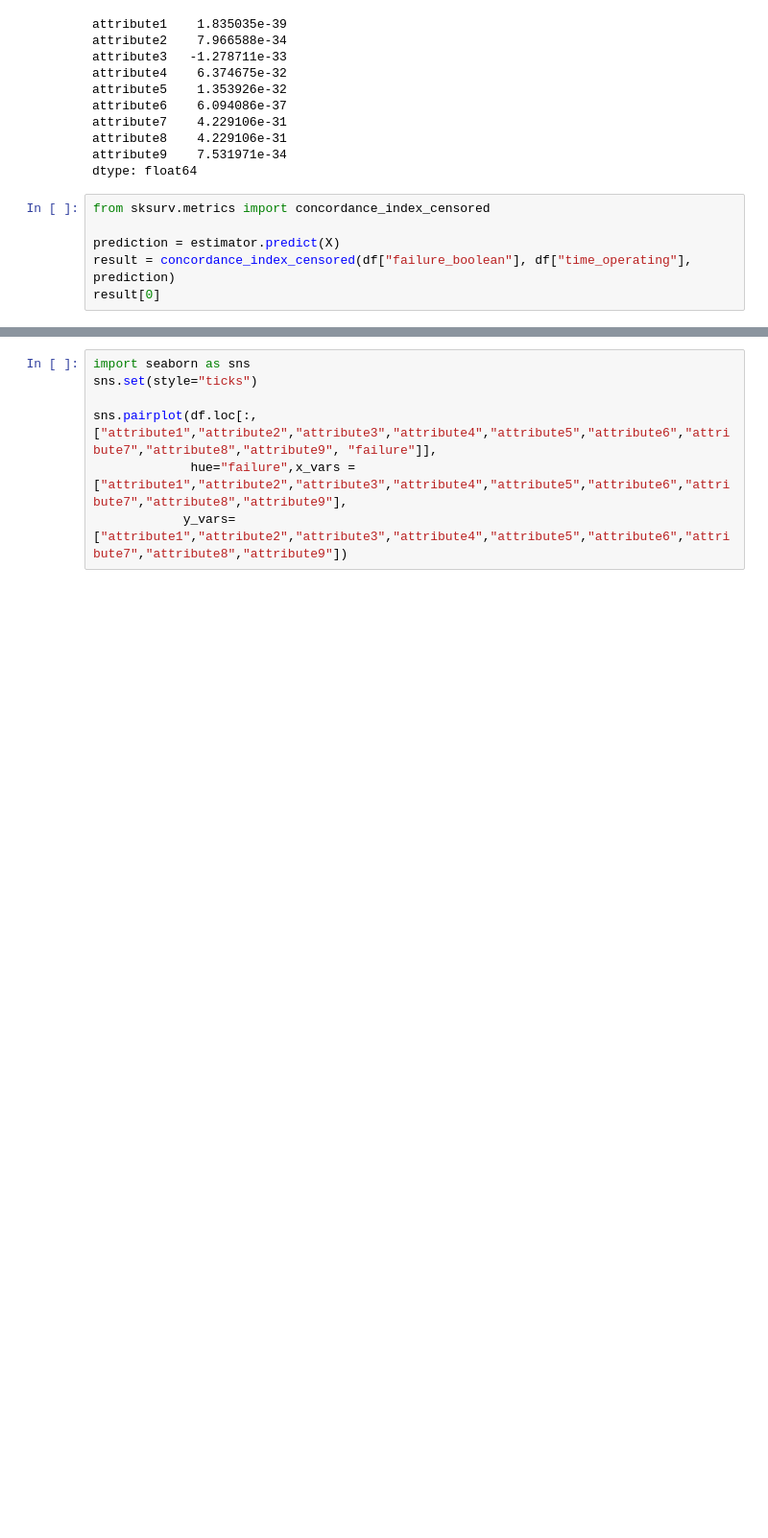
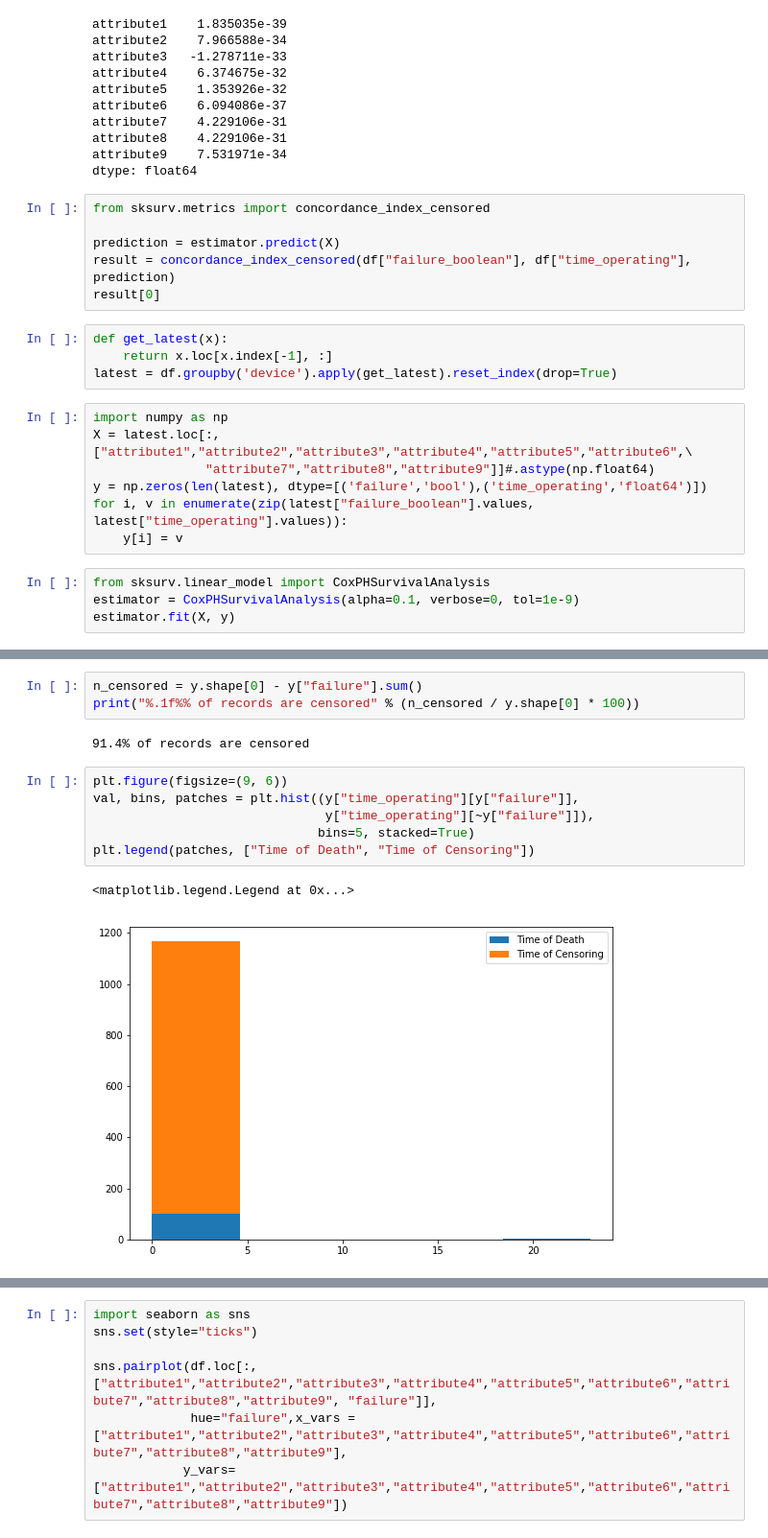
Before and after one commit to marcossilva/unbalanced_dataset_analysis, a Jupyter notebook: Untitled.ipynb, the cells around one changed output, grey strips where cells are left out. Shown at 96% size. Cells and saved outputs as stored; diff of their text form; blank space fills up the shorter version.

```diff
--- a/Untitled.ipynb
+++ b/Untitled.ipynb
@@ -144,3 +144,18 @@ from sksurv.metrics import concordance_index_censored
 prediction = estimator.predict(X)
 result = concordance_index_censored(df["failure_boolean"], df["time_operating"], prediction)
 result[0]
+# %%
+def get_latest(x):
+    return x.loc[x.index[-1], :]
+latest = df.groupby('device').apply(get_latest).reset_index(drop=True)
+# %%
+import numpy as np
+X = latest.loc[:, ["attribute1","attribute2","attribute3","attribute4","attribute5","attribute6",\
+               "attribute7","attribute8","attribute9"]]#.astype(np.float64)
+y = np.zeros(len(latest), dtype=[('failure','bool'),('time_operating','float64')])
+for i, v in enumerate(zip(latest["failure_boolean"].values, latest["time_operating"].values)):
+    y[i] = v
+# %%
+from sksurv.linear_model import CoxPHSurvivalAnalysis
+estimator = CoxPHSurvivalAnalysis(alpha=0.1, verbose=0, tol=1e-9)
+estimator.fit(X, y)
@@ -146,0 +241,14 @@ result[0]
+# %%
+n_censored = y.shape[0] - y["failure"].sum()
+print("%.1f%% of records are censored" % (n_censored / y.shape[0] * 100))
+# %% [output]
+91.4% of records are censored
+# %%
+plt.figure(figsize=(9, 6))
+val, bins, patches = plt.hist((y["time_operating"][y["failure"]],
+                               y["time_operating"][~y["failure"]]),
+                              bins=5, stacked=True)
+plt.legend(patches, ["Time of Death", "Time of Censoring"])
+# %% [output]
+<matplotlib.legend.Legend at 0x...>
+[figure, added]
```
Also changed, not shown: parts of 13 cells of this notebook.
